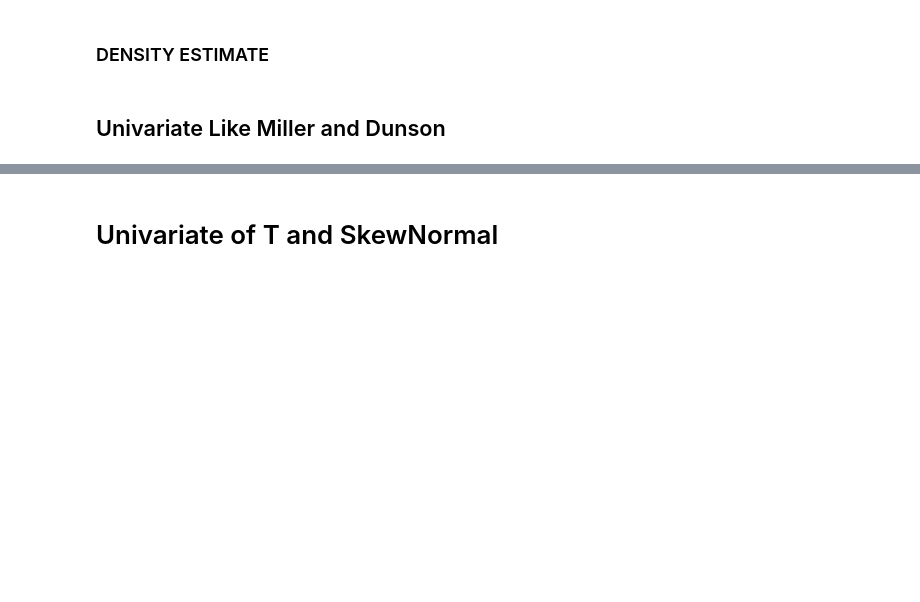
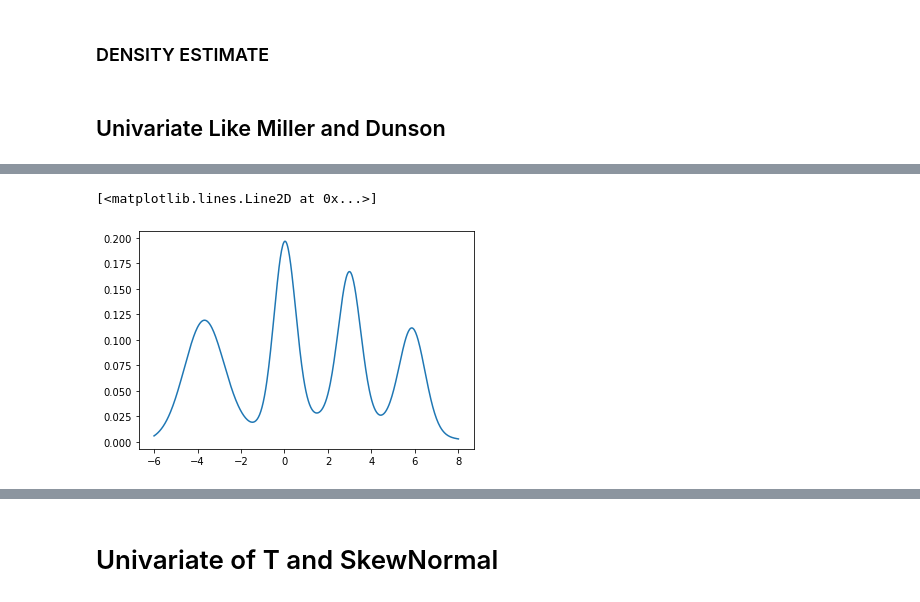
Before and after one commit to LGhilotti/pp_mix, a Jupyter notebook: Plots.ipynb, the cells around one changed output, grey strips where cells are left out. Cells and saved outputs as stored; diff of their text form; code cells hidden in the pictures; blank space fills up the shorter version.

```diff
--- a/Plots.ipynb
+++ b/Plots.ipynb
@@ -256,10 +285,10 @@ strauss_params
 # %%
 strauss_params = make_default_strauss(data.reshape(-1, 1))
 # nrep_params = params_pb2.NrepParams(u=0.5, p=0.9)
-gamma_prec_params = params_pb2.GammaParams(alpha=1, beta=5)
+gamma_prec_params = params_pb2.GammaParams(alpha=1, beta=1)
 gamma_jump_params = params_pb2.GammaParams(alpha=1, beta=1)
 
-strauss_params.init.gamma = 1e-50
+strauss_params.init.gamma = 1e-10
 strauss_params.init.beta = 0.0000001
 strauss_params.fixed_params = True
 
@@ -268,4 +297,4 @@ sampler = ConditionalMCMC(pp_params=strauss_params,
                           jump_params=gamma_prec_params)
 
 
-sampler.run(50000, 50000, 10, data)
+sampler.run(10000, 10000, 10, data)
@@ -272,12 +321,9 @@ sampler.run(50000, 50000, 10, data)
 # %%
 from scipy.stats import norm
 import seaborn as sns
 
 xgrid = np.linspace(-6, 8, 500)
 dens = estimate_density_seq(sampler.chains, xgrid)
-
-# bnpmix_estimate = np.loadtxt("data/data_0_univ_dens_bnpmix.txt")
-
-plt.plot(xgrid, np.mean(dens, axis=0))
-# plt.plot(xgrid, f0(xgrid))
-# plt.plot(grid, np.mean(bnpmix_estimate, axis=0))
+# %% [output]
+[<matplotlib.lines.Line2D at 0x...>]
+[figure, added]
```
Also changed, not shown: parts of 13 cells of this notebook.
